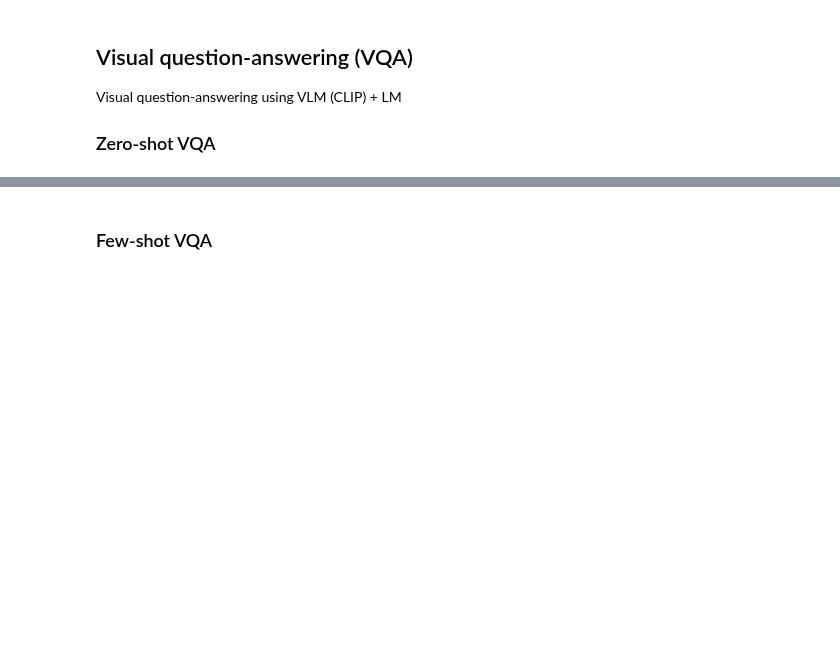
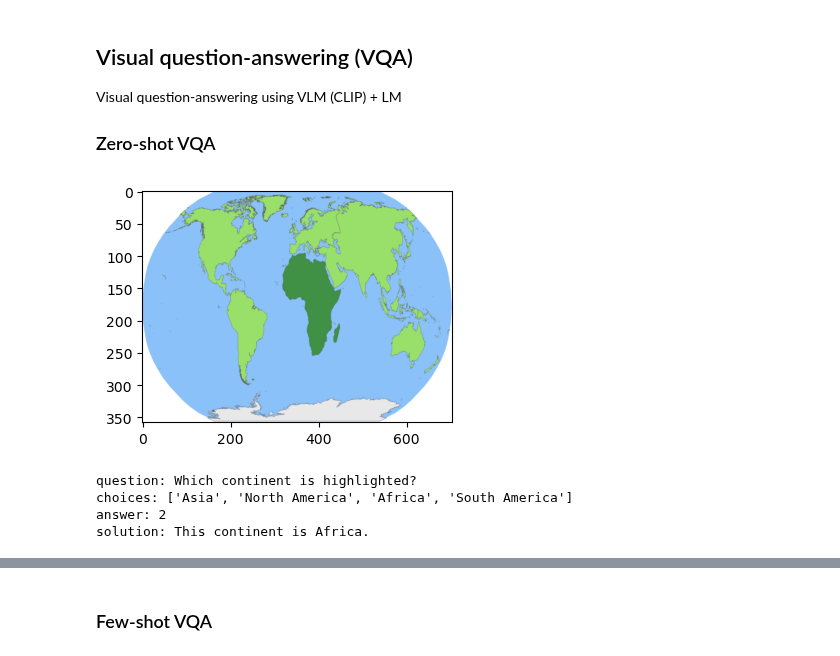
Before and after one commit to milenakapralova/socraticmodels, a Jupyter notebook: notebooks/mm_reasoning.ipynb, the cells around one changed output, grey strips where cells are left out. Cells and saved outputs as stored; diff of their text form; code cells hidden in the pictures; blank space fills up the shorter version.

```diff
--- a/notebooks/mm_reasoning.ipynb
+++ b/notebooks/mm_reasoning.ipynb
@@ -191,12 +166,18 @@ Visual question-answering using VLM (CLIP) + LM
 ### Zero-shot VQA
 # %%
 # get sample
-sample_idx = 148 # 134, 148
-sample = scienceQA_dataset[sample_idx]
+sample_idx = 148
+sample = mm_reasoner.sqa_dataset[sample_idx]
 # show sample
 plt.figure(figsize=(4, 3))
 plt.imshow(sample['image'], aspect='auto')
 plt.show()
 print(f'question: {sample["question"]}\nchoices: {sample["choices"]}\nanswer: {sample["answer"]}\nsolution: {sample["solution"]}')
+# %% [output]
+[figure, added]
+question: Which continent is highlighted?
+choices: ['Asia', 'North America', 'Africa', 'South America']
+answer: 2
+solution: This continent is Africa.
 # %%
 # compose prompt
```
Also changed, not shown: parts of 25 cells of this notebook, 3 other files.
